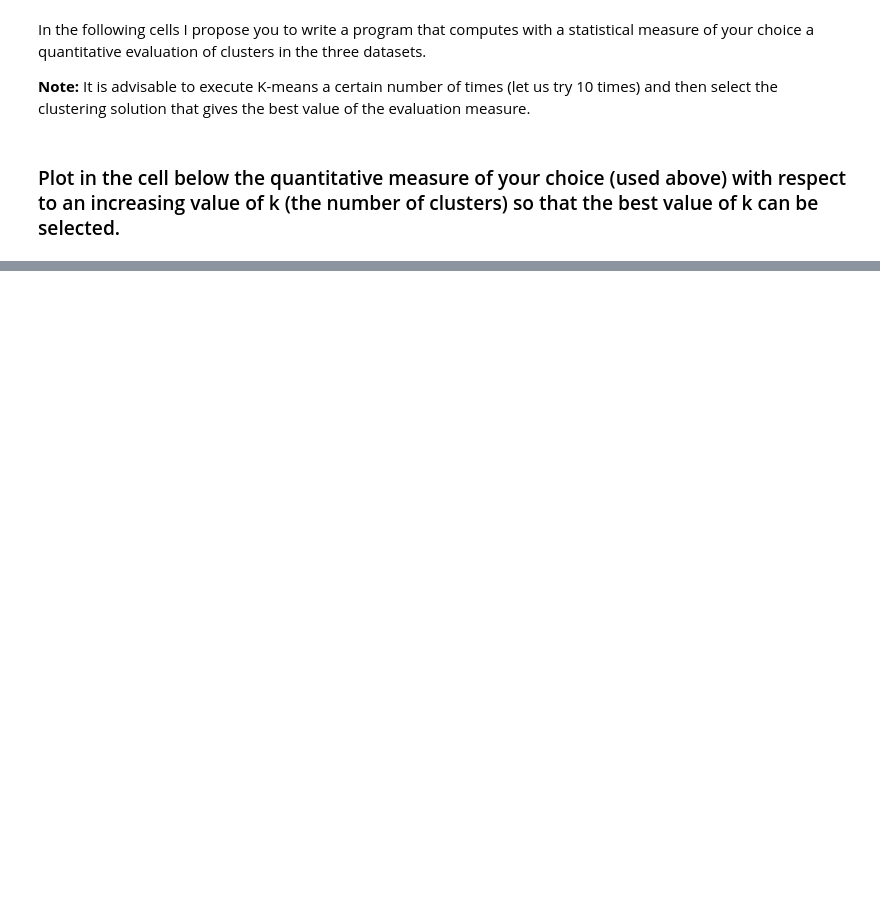
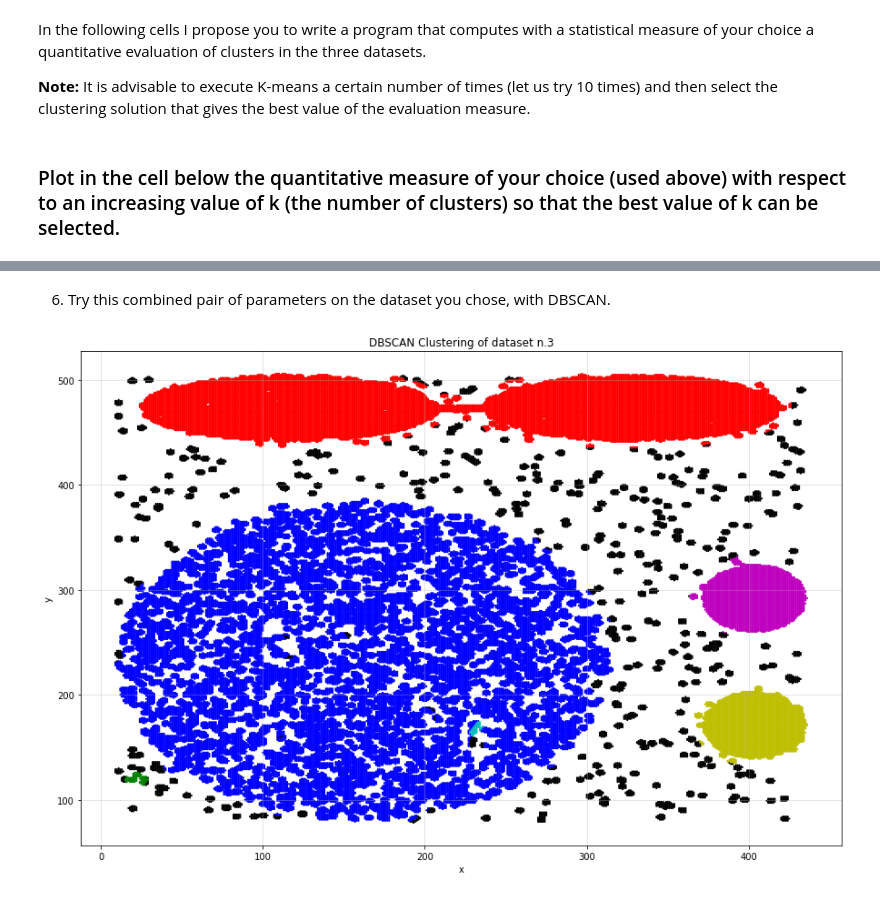
Before and after one commit to lorenzofavaro/machine-learning, a Jupyter notebook: 2. Distance Based Models/clustering.ipynb, the cells around one changed output, grey strips where cells are left out. Cells and saved outputs as stored; diff of their text form; code cells hidden in the pictures; blank space fills up the shorter version.

```diff
--- a/2. Distance Based Models/clustering.ipynb
+++ b/2. Distance Based Models/clustering.ipynb
@@ -223,0 +251,12 @@ for i, result in results.items():
+# %% [markdown]
+6. Try this combined pair of parameters on the dataset you chose, with DBSCAN.
+# %%
+dbscan = DBSCAN(min_samples=minpts, eps=elbow).fit(data3)
+db_cluster_labels = [color[dbscan.labels_[i]] for i in range(data3.shape[0])]
+
+fig = plt.figure(figsize=(15,10))
+
+plt.title('DBSCAN Clustering of dataset n.3')
+plot_scatter(data3[:,0], data3[:,1], feature_names3, colors=db_cluster_labels, single_plot=False, s=5)
+# %% [output]
+[figure, added]
```
Also changed, not shown: parts of 7 cells of this notebook.
